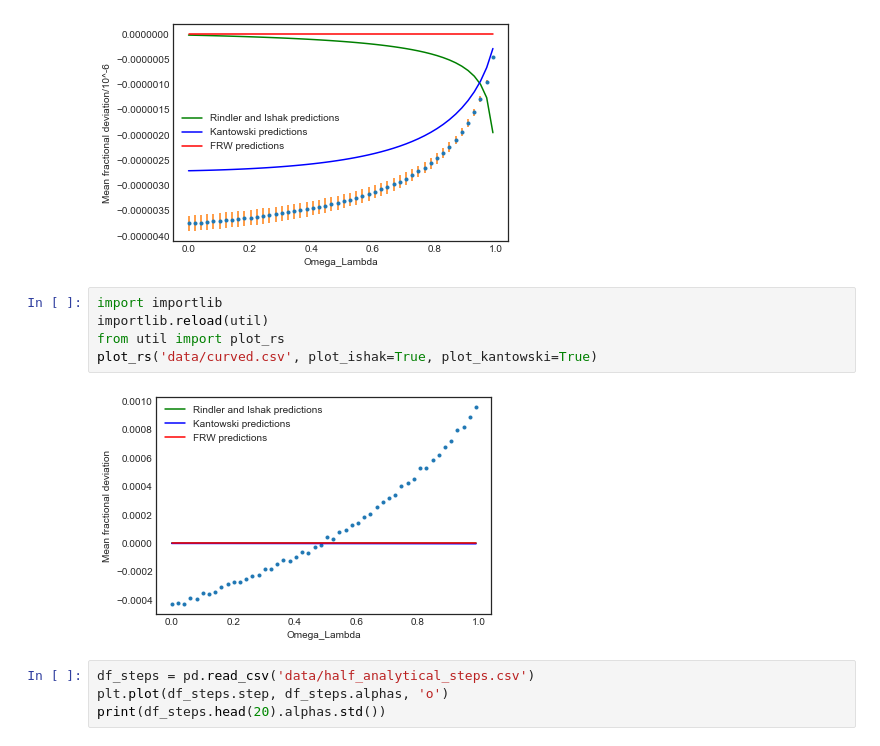
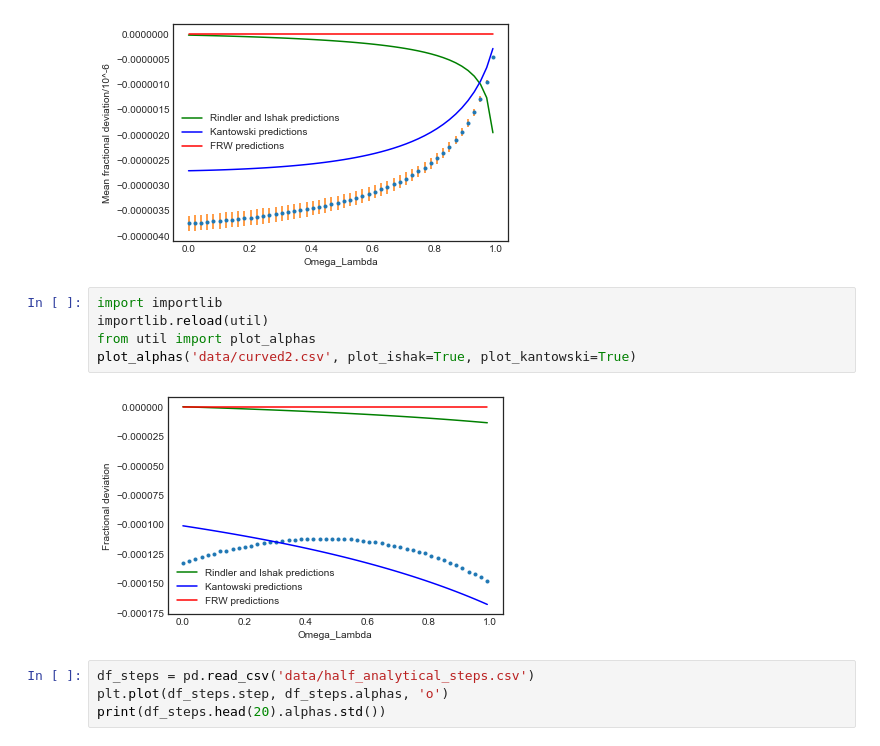
Before and after one commit to lingxz/lightbending, a Jupyter notebook: diff_lambdas_new.ipynb, the cells around one changed output. Cells and saved outputs as stored; diff of their text form.

```diff
--- a/diff_lambdas_new.ipynb
+++ b/diff_lambdas_new.ipynb
@@ -181,10 +181,10 @@ plot_alphas('data/half_analytical_const_lensz.csv', plot_ishak=True, plot_kantow
 # %%
 import importlib
 importlib.reload(util)
-from util import plot_rs
-plot_rs('data/curved.csv', plot_ishak=True, plot_kantowski=True)
+from util import plot_alphas
+plot_alphas('data/curved2.csv', plot_ishak=True, plot_kantowski=True)
 # %% [output]
-[figure, old version]
+[figure, new version]
 # %%
 df_steps = pd.read_csv('data/half_analytical_steps.csv')
 plt.plot(df_steps.step, df_steps.alphas, 'o')
```
Also changed, not shown: 10 other files.
